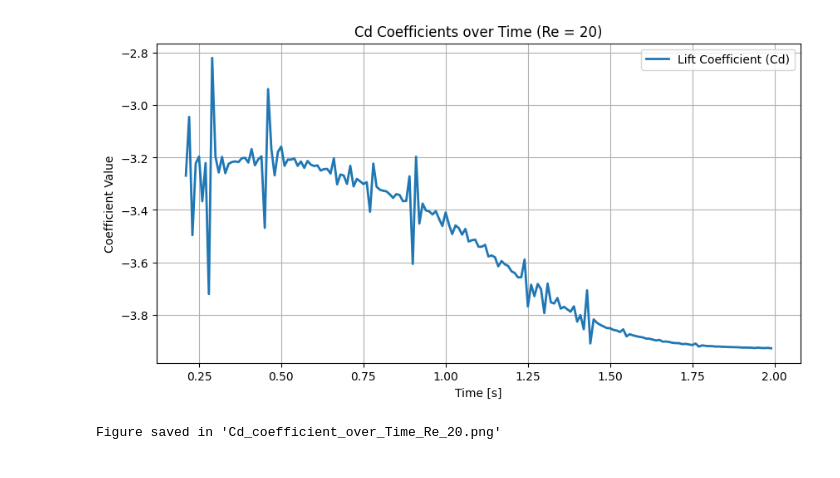
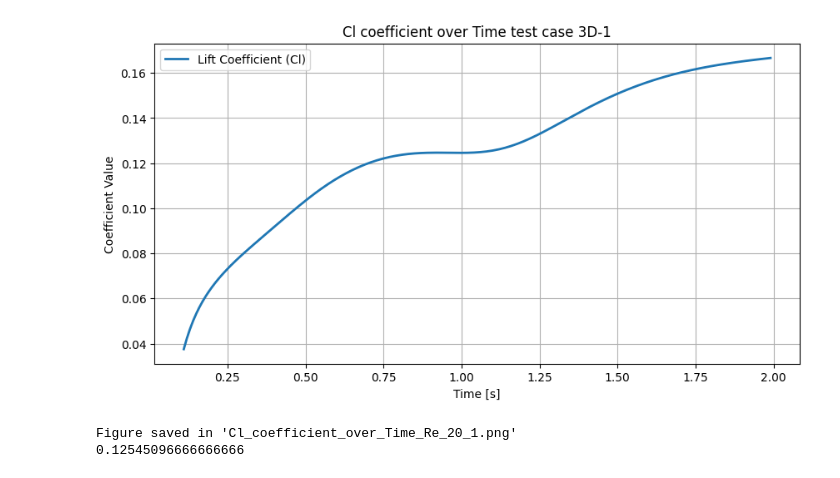
Before and after one commit to denisuntila/NavierStokes-Capoferri_Cecchettini_Untila, a Jupyter notebook: analysis/plot_coefficients.ipynb, the cells around one changed output. Cells and saved outputs as stored; diff of their text form; code cells hidden in the pictures.

```diff
--- a/analysis/plot_coefficients.ipynb
+++ b/analysis/plot_coefficients.ipynb
@@ -1,37 +1,45 @@
 # %%
 import pandas as pd
 import matplotlib.pyplot as plt
 
 # Caricare i dati dal file CSV
 df = pd.read_csv("../build/forces_vs_time.csv")
 
 # Calcolare la media dei coefficienti per ogni valore di Reynolds
 re_value = 20
 
-offset_init = 20
+offset_init = 10
 offset_end = -1
-name_graph = "Cd" # or Cd
+name_graph = "Cl" # or Cd
+
+for idx, val in enumerate(df[name_graph]):
+    df[name_graph][idx] = val * -1
+
 
 df["time"] = df["time"][offset_init:offset_end]
 df[name_graph] = df[name_graph][offset_init:offset_end]
+
 
 # Creare il grafico
 plt.figure(figsize=(10, 5))
 #plt.plot(df["time"], df["Cd"], label="Drag Coefficient (Cd)", linestyle="-", linewidth=2)
 plt.plot(df["time"], df[name_graph], label="Lift Coefficient (" + name_graph + ")", linestyle="-", linewidth=2)
 
 # Etichette e titolo
 plt.xlabel("Time [s]")
 plt.ylabel("Coefficient Value")
-plt.title(f"{name_graph} Coefficients over Time (Re = {re_value})")
+plt.title(f"{name_graph} coefficient over Time test case 3D-1")
 plt.legend()
 plt.grid(True)
 
 # Salvare il grafico come PNG
-plt.savefig(f"{name_graph}_coefficient_over_Time3D_Re_{re_value}.png", dpi=300)
+plt.savefig(f"{name_graph}_coefficient_over_Time_3D_Re_{re_value}_1.png", dpi=300)
 plt.show()
 
-print(f"Figure saved in '{name_graph}_coefficient_over_Time_Re_{re_value}.png'")
+print(f"Figure saved in '{name_graph}_coefficient_over_Time_Re_{re_value}_1.png'")
+
+print(df[name_graph].mean())
 # %% [output]
-[figure, old version]
+[figure, new version]
-Figure saved in 'Cd_coefficient_over_Time_Re_20.png'
+Figure saved in 'Cl_coefficient_over_Time_Re_20_1.png'
+0.12545096666666666
```
Also changed, not shown: 14 other files.
